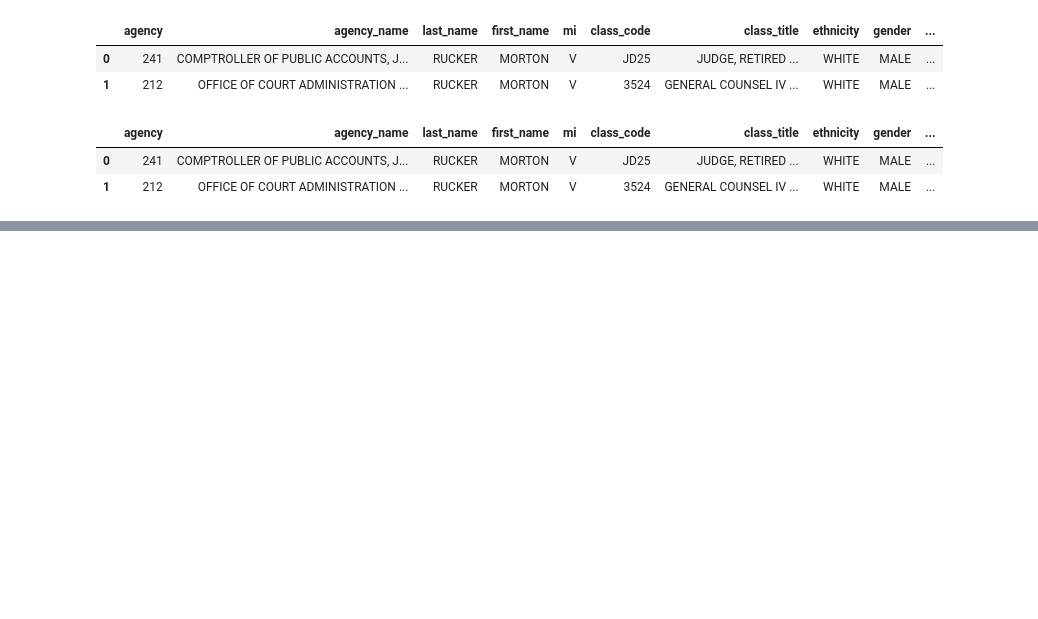
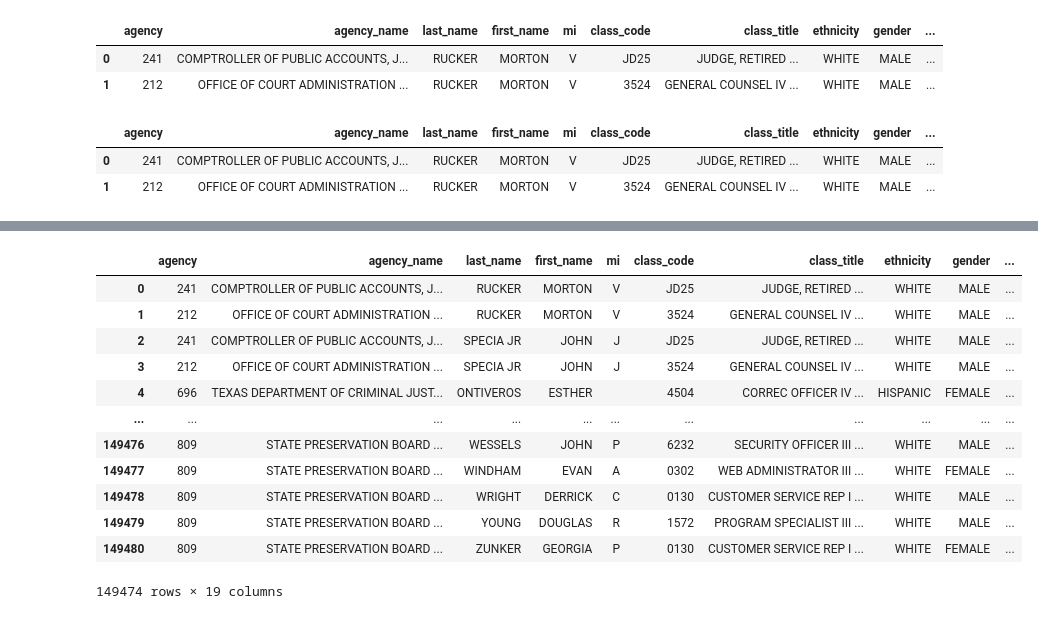
Before and after one commit to shanusaras/Capstone_Projects, a Jupyter notebook: Texas Salary Prediction/Project_02_Texas_salary_prediction.ipynb, the cells around one changed output, grey strips where cells are left out. Cells and saved outputs as stored; diff of their text form; code cells hidden in the pictures; blank space fills up the shorter version.

```diff
--- a/Texas Salary Prediction/Project_02_Texas_salary_prediction.ipynb
+++ b/Texas Salary Prediction/Project_02_Texas_salary_prediction.ipynb
@@ -775,5 +775,10 @@ data.head(2)
 # %%
 # adding 'years_employed' as a column
 # years_employed= employ_date - current_date
+# the subtracted result is applied into the lamnda function to calculate years for each record.
 
-data['years_employed']= ((data['current_date']) - (data['employ_date'])).apply()
+data['current_date']= pd.to_datetime(data['current_date'])
+data['employ_date']= pd.to_datetime(data['employ_date'])
+
+data['years_employed']= ((data['current_date']) - (data['employ_date'])).dt.days / 365
+data[['years_employed']]
@@ -779,0 +807,5 @@ data['years_employed']= ((data['current_date']) - (data['employ_date'])).apply()
+# %%
+# calculating negligible years (<0) and eliminating them
+
+neg_yrs= data.loc[data['years_employed'] < 0]
+neg_yrs
@@ -779,0 +821,19 @@ data['years_employed']= ((data['current_date']) - (data['employ_date'])).apply()
+# %%
+# dropping negligible years of employment
+
+data.drop(neg_yrs.index, inplace= True)
+data
+# %% [output]
+|  | agency | agency_name | last_name | first_name | mi | class_code | class_title | ethnicity | gender | ... |
+| 0 | 241 | COMPTROLLER OF PUBLIC ACCOUNTS, J... | RUCKER | MORTON | V | JD25 | JUDGE, RETIRED ... | WHITE | MALE | ... |
+| 1 | 212 | OFFICE OF COURT ADMINISTRATION ... | RUCKER | MORTON | V | 3524 | GENERAL COUNSEL IV ... | WHITE | MALE | ... |
+| 2 | 241 | COMPTROLLER OF PUBLIC ACCOUNTS, J... | SPECIA JR | JOHN | J | JD25 | JUDGE, RETIRED ... | WHITE | MALE | ... |
+| 3 | 212 | OFFICE OF COURT ADMINISTRATION ... | SPECIA JR | JOHN | J | 3524 | GENERAL COUNSEL IV ... | WHITE | MALE | ... |
+| 4 | 696 | TEXAS DEPARTMENT OF CRIMINAL JUST... | ONTIVEROS | ESTHER |  | 4504 | CORREC OFFICER IV ... | HISPANIC | FEMALE | ... |
+| ... | ... | ... | ... | ... | ... | ... | ... | ... | ... | ... |
+| 149476 | 809 | STATE PRESERVATION BOARD ... | WESSELS | JOHN | P | 6232 | SECURITY OFFICER III ... | WHITE | MALE | ... |
+| 149477 | 809 | STATE PRESERVATION BOARD ... | WINDHAM | EVAN | A | 0302 | WEB ADMINISTRATOR III ... | WHITE | FEMALE | ... |
+| 149478 | 809 | STATE PRESERVATION BOARD ... | WRIGHT | DERRICK | C | 0130 | CUSTOMER SERVICE REP I ... | WHITE | MALE | ... |
+| 149479 | 809 | STATE PRESERVATION BOARD ... | YOUNG | DOUGLAS | R | 1572 | PROGRAM SPECIALIST III ... | WHITE | MALE | ... |
+| 149480 | 809 | STATE PRESERVATION BOARD ... | ZUNKER | GEORGIA | P | 0130 | CUSTOMER SERVICE REP I ... | WHITE | FEMALE | ... |
+149474 rows × 19 columns
```
Also changed, not shown: parts of 5 cells of this notebook.
